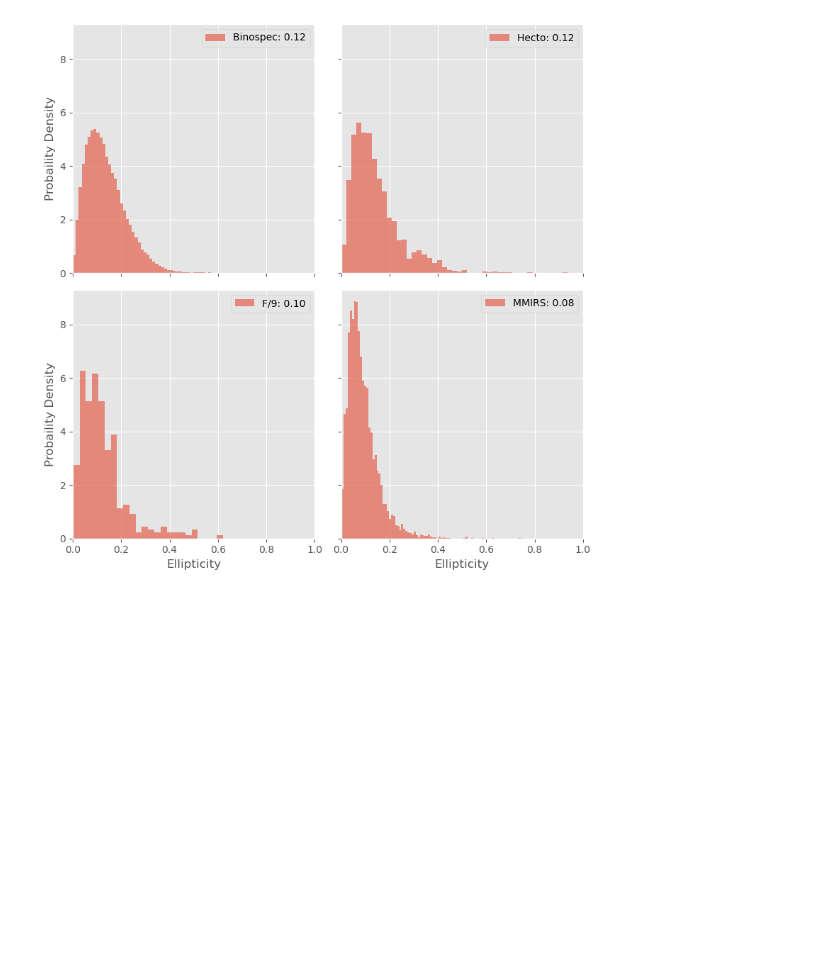
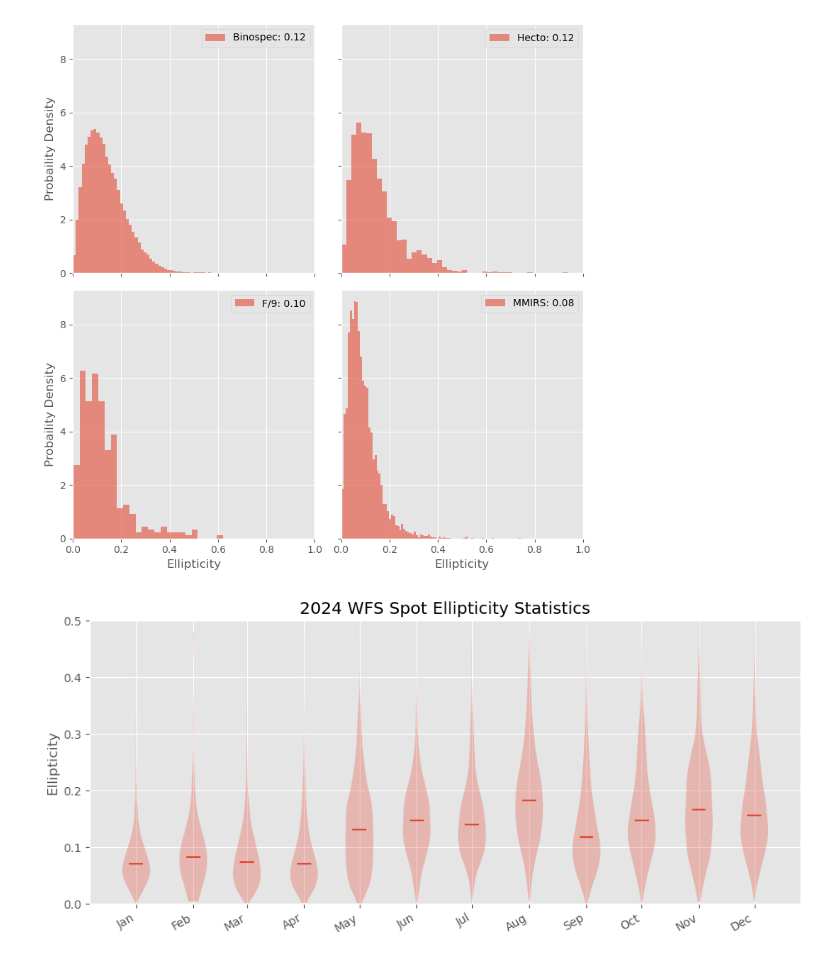
Before and after one commit to MMTObservatory/seeing_analysis, a Jupyter notebook: Seeing_2024.ipynb, the cells around one changed output. Drawn from its saved outputs; the diff is of its cells as text; code cells hidden in the pictures; blank space fills up the shorter version.

Commit message:
add 2024 ellip stats plot; add analysis for 2015

```diff
--- a/Seeing_2024.ipynb
+++ b/Seeing_2024.ipynb
@@ -558,3 +558,27 @@ with plt.style.context('ggplot', after_reset=False):
     plt.show()
 # %% [output]
 [figure]
+# %%
+months = sorted(list(set(daily.index.strftime('%Y-%m'))))
+mdata = [np.array(fixed.loc[month]['ellipticity']) for month in months]
+clean_data = {}
+for d, arr in zip(months, mdata):
+    if len(arr) > 0:
+        clean_data[d] = arr
+date_labels = [datetime.strptime(d, "%Y-%m").date() for d in clean_data.keys()]
+
+with plt.style.context('ggplot', after_reset=True):
+    fig, ax = plt.subplots(figsize=(11,5))
+    plt.violinplot(clean_data.values(), mdates.date2num(date_labels), points=100, widths=15,
+                showextrema=False, showmedians=True, bw_method='silverman')
+
+    ax.xaxis.set_major_locator(mdates.MonthLocator())
+    ax.xaxis.set_major_formatter(mdates.DateFormatter("%b"))
+    ax.set_ylim(0.0, 0.5)
+    fig.autofmt_xdate()
+    plt.ylabel("Ellipticity")
+    plt.title(f"{YEAR} WFS Spot Ellipticity Statistics")
+    plt.savefig(f"{YEAR}_ellipticity_monthly.png")
+    plt.show()
+# %% [output]
+[figure, added]
```
Also changed, not shown: 12 other files.
